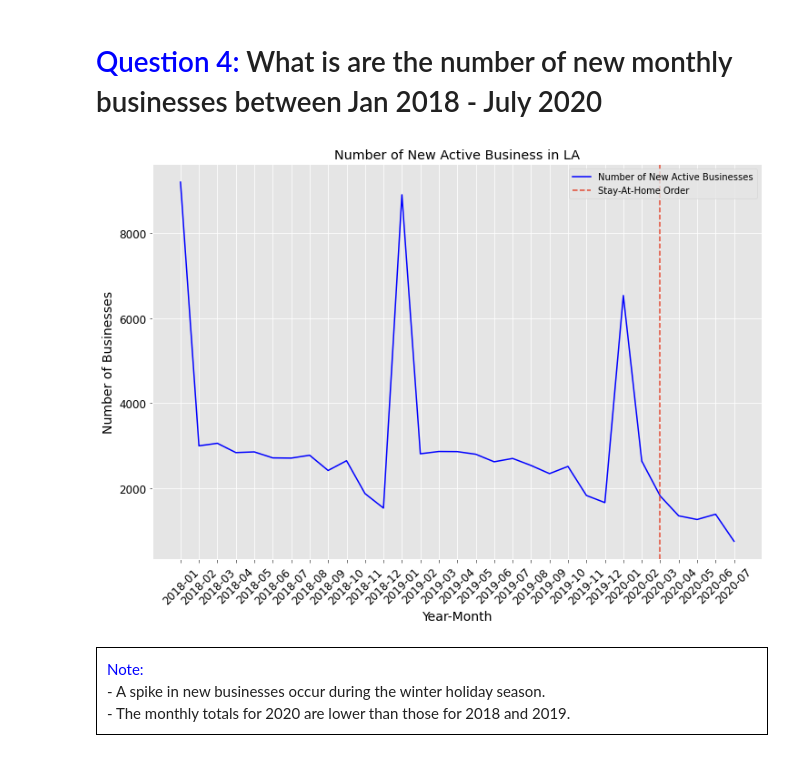
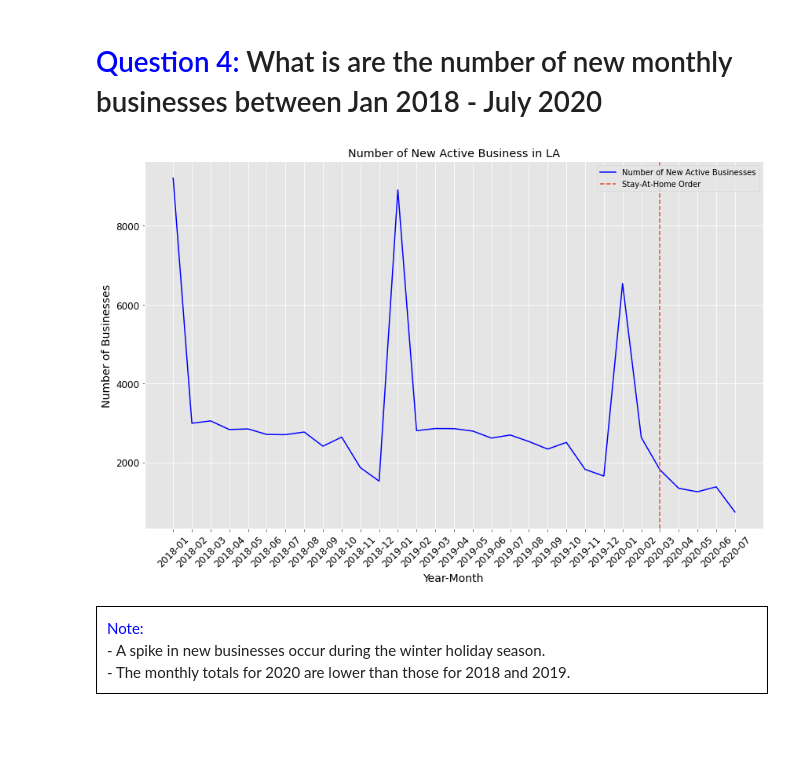
Before and after one commit to BitterScientist/bitterscientist.com, a Jupyter notebook: folders/ds_blogs/projects/la_business/la_business.ipynb, the cells around one changed output. Cells and saved outputs as stored; diff of their text form; code cells hidden in the pictures; blank space fills up the shorter version.

```diff
--- a/folders/ds_blogs/projects/la_business/la_business.ipynb
+++ b/folders/ds_blogs/projects/la_business/la_business.ipynb
@@ -359,23 +359,24 @@ businesses_19_20 = df_2019_2020.groupby("month_year")["business_name"].agg(['cou
 # %%
 time = businesses_19_20.index.values
 nbr_businesses = businesses_19_20.values
 
 fig, axes = plt.subplots(1,1, figsize=(12,8))
 fig.subplots_adjust(wspace=0.4, hspace=0.4)
 axes.plot(time, nbr_businesses, color='blue')
 axes.set_xlabel("Year-Month", color="black", fontsize=14)
 axes.set_ylabel("Number of Businesses", color="black", fontsize=14)
 axes.set_title("Number of New Active Business in LA",color="black")
 axes.tick_params(axis="y", labelsize=12, labelcolor="black")
 axes.tick_params(axis="x", labelsize=12, labelcolor="black", labelrotation=45)
 axes.axvline('2020-03', 0, 1, linestyle='--', label='Stay-At-Home Order')
 labels = ['Number of New Active Businesses', 'Stay-At-Home Order']
 axes.legend(labels=labels, loc='upper right')
 
+plt.tight_layout()
 plt.savefig("images/figure3.png", bbox_inches='tight')
 plt.show()
 # %% [output]
-[figure, old version]
+[figure, new version]
 # %% [markdown]
 <div style="border:1px solid black; padding:10px">
 <font color="blue">Note:</font><br>
```
Also changed, not shown: parts of 4 cells of this notebook, 6 other files.
